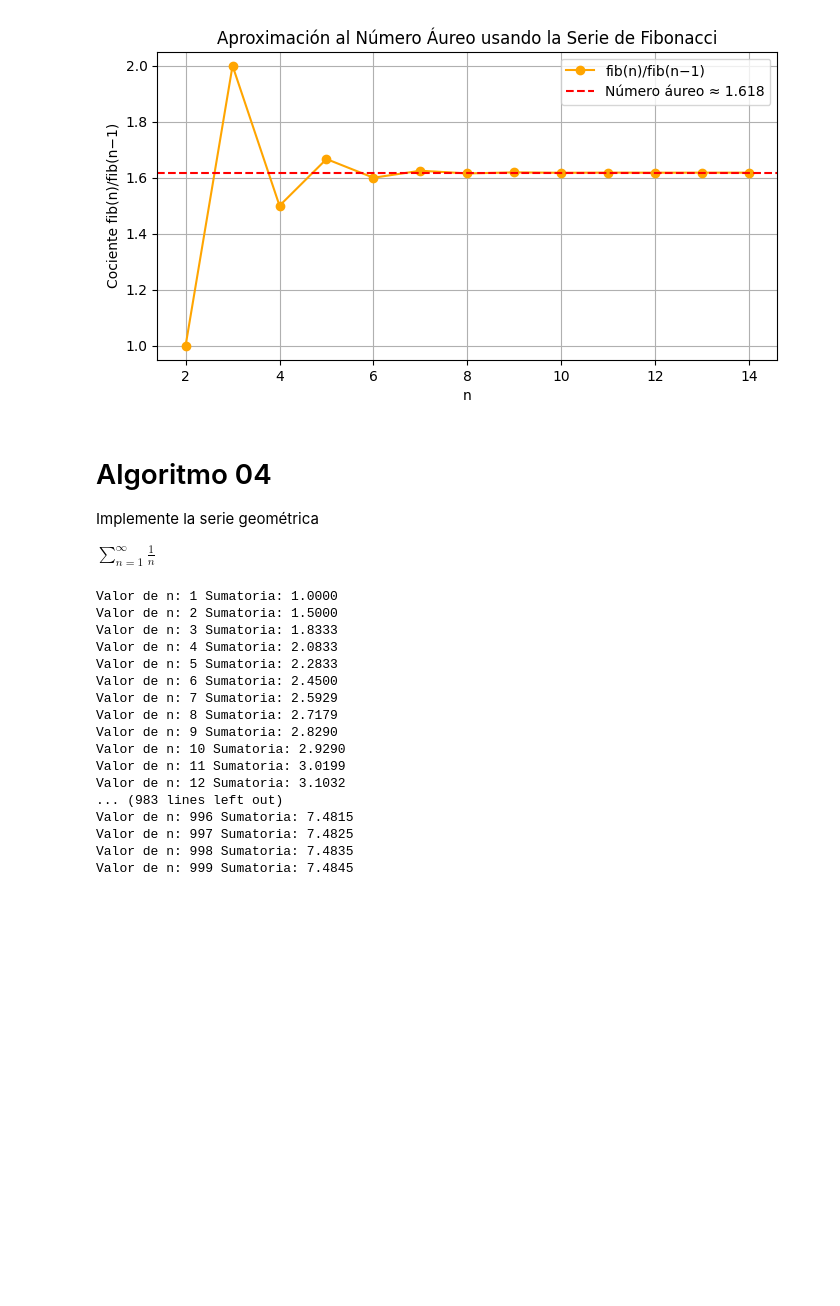
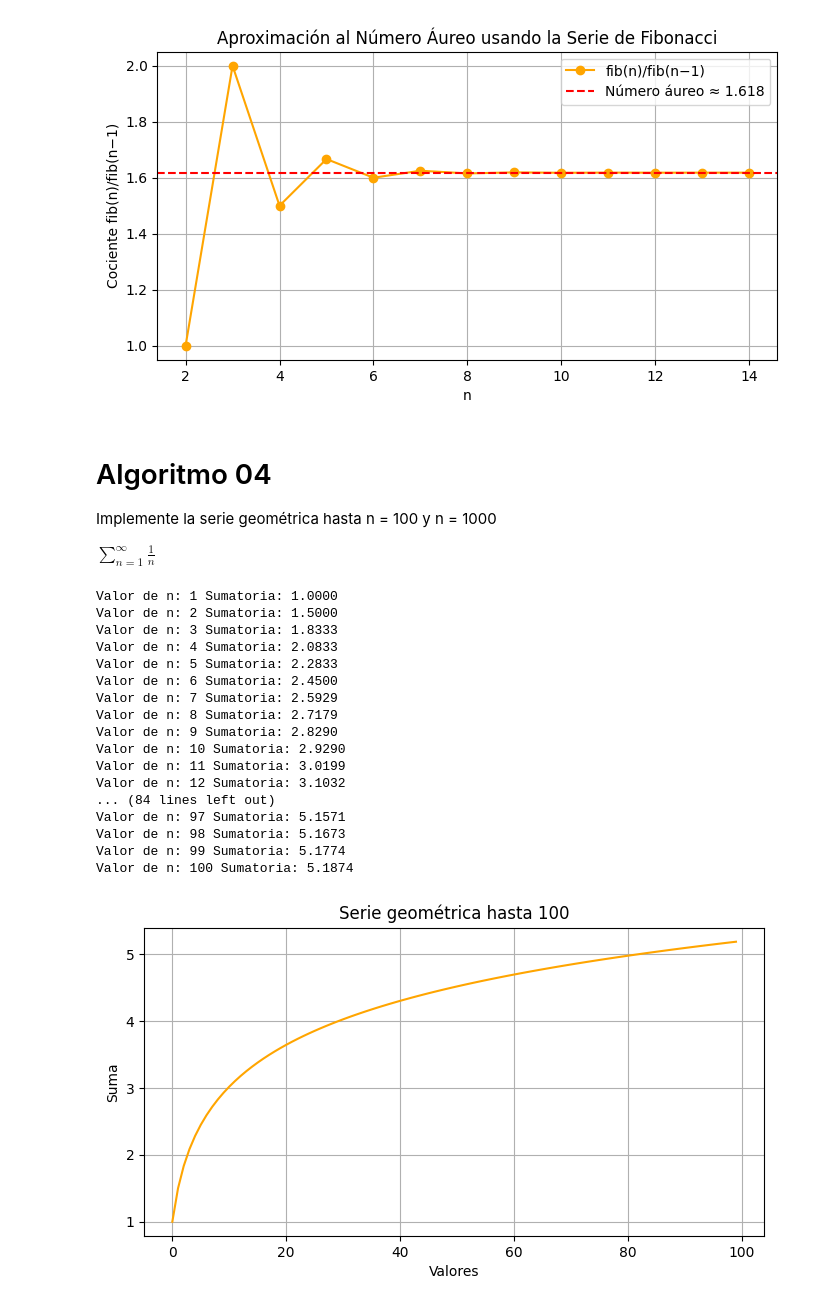
Before and after one commit to AnthoAl/Numeric-Methods, a Jupyter notebook: Taller1/Taller01.ipynb, the cells around one changed output. Drawn from its saved outputs; the diff is of its cells as text; code cells hidden in the pictures; blank space fills up the shorter version.

Commit message:
📝Agregando gráficas en la serie geométrica

```diff
--- a/Taller1/Taller01.ipynb
+++ b/Taller1/Taller01.ipynb
@@ -261,32 +262,43 @@ Cocientes (fib(n)/fib(n-1)): [1.0, 2.0, 1.5, 1.6666666666666667, 1.6, 1.625, 1.6
 # %% [markdown]
 # Algoritmo 04
 
-Implemente la serie geométrica
+Implemente la serie geométrica hasta n = 100 y n = 1000
 
 $\sum_{n=1}^{\infty} \frac{1}{n}$
 # %%
 n = 1
 suma = 0
+valores_sumatoria = []
 
-while n < 1000:
+while n <= 100:
     suma += (1/n)
     print(f"Valor de n: {n} Sumatoria: {suma:.4f}")
     n += 1
+    valores_sumatoria.append(suma)
+
+plt.figure(figsize=(8, 4))
+plt.plot(valores_sumatoria, linestyle='-', color='orange')
+plt.title('Serie geométrica hasta 100')
+plt.xlabel('Valores')
+plt.ylabel('Suma')
+plt.grid(True)
+plt.show()
 # %% [output]
 Valor de n: 1 Sumatoria: 1.0000
 Valor de n: 2 Sumatoria: 1.5000
 Valor de n: 3 Sumatoria: 1.8333
 Valor de n: 4 Sumatoria: 2.0833
 Valor de n: 5 Sumatoria: 2.2833
 Valor de n: 6 Sumatoria: 2.4500
 Valor de n: 7 Sumatoria: 2.5929
 Valor de n: 8 Sumatoria: 2.7179
 Valor de n: 9 Sumatoria: 2.8290
 Valor de n: 10 Sumatoria: 2.9290
 Valor de n: 11 Sumatoria: 3.0199
 Valor de n: 12 Sumatoria: 3.1032
-... (983 lines left out)
-Valor de n: 996 Sumatoria: 7.4815
-Valor de n: 997 Sumatoria: 7.4825
-Valor de n: 998 Sumatoria: 7.4835
-Valor de n: 999 Sumatoria: 7.4845
+... (84 lines left out)
+Valor de n: 97 Sumatoria: 5.1571
+Valor de n: 98 Sumatoria: 5.1673
+Valor de n: 99 Sumatoria: 5.1774
+Valor de n: 100 Sumatoria: 5.1874
+[figure, added]
```
Also changed, not shown: parts of 6 cells of this notebook.
